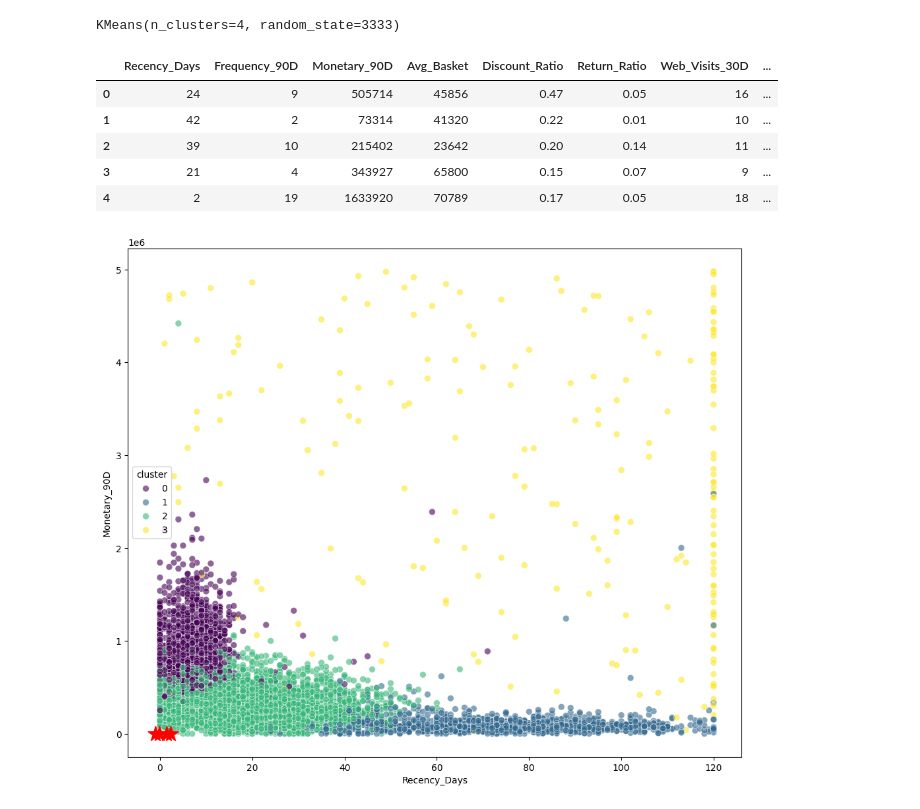
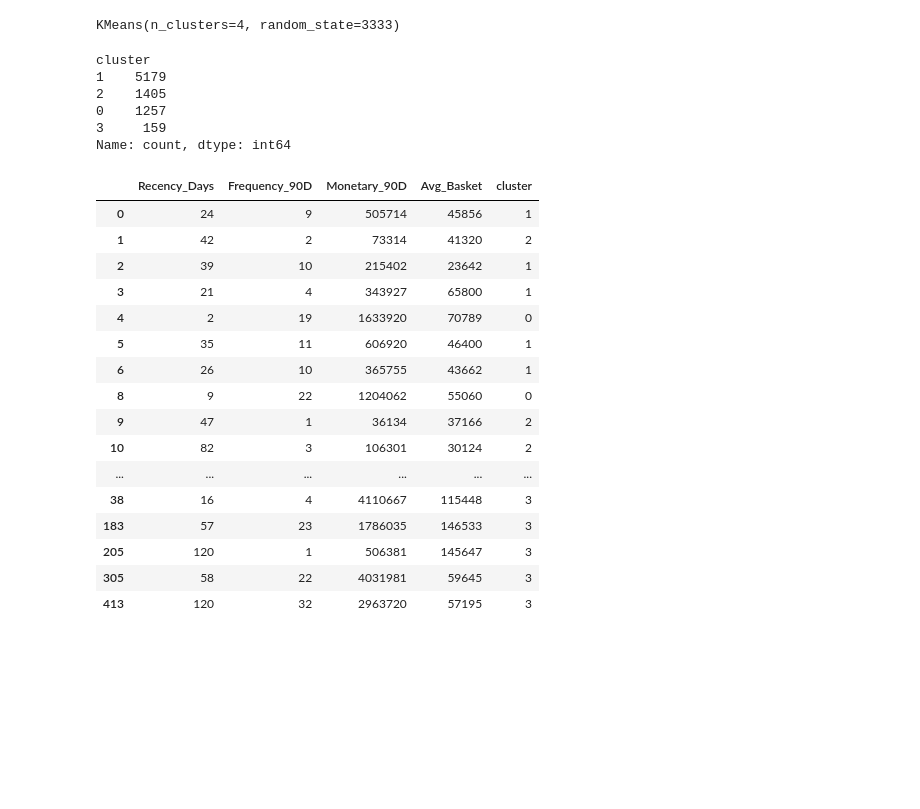
Before and after one commit to ejm102338-maker/prj_learn, a Jupyter notebook: 군집_이정미.ipynb, the cells around one changed output. Drawn from its saved outputs; the diff is of its cells as text; code cells hidden in the pictures; blank space fills up the shorter version.

```diff
--- a/군집_이정미.ipynb
+++ b/군집_이정미.ipynb
@@ -53,7 +59,7 @@ df = df.drop(columns=["Customer_ID","App_Sessions_30D"])
 # %%
-encoder = LabelEncoder()
-encoder_list = []
-df["Region"] = encoder.fit_transform(df["Region"])
+# encoder = LabelEncoder()
+# encoder_list = []
+# df["Region"] = encoder.fit_transform(df["Region"])
 
-encoder_list.append(list(encoder.classes_))
+# encoder_list.append(list(encoder.classes_))
 # %%
@@ -81,5 +89,30 @@ sns.histplot(df["Region"])
 [figure]
 # %%
 scaler = StandardScaler()
-df_scaled = scaler.fit_transform(df)
+df_scaled = pd.DataFrame(scaler.fit_transform(df), columns=df.columns)
+# %%
+weight_map = {
+    'Frequency_90D': 1.5,  # 중요
+    'Monetary_90D': 1.5,   # 중요
+    'Avg_Basket': 1.5      # 중요
+}
+
+for col, weight in weight_map.items():
+    df_scaled[col] = df_scaled[col] * weight
+# %%
+from sklearn.cluster import KMeans
+inertia = []
+
+k_range = range(1, 10)
+
+for k in k_range:
+    kmeans = KMeans(n_clusters=k, random_state=3333)
+    kmeans.fit(df_scaled)
+    inertia.append(kmeans.inertia_)
+
+plt.plot(k_range, inertia, marker='o')
+plt.xlabel("Number of clusters (k)")
+plt.ylabel("Inertia")
+plt.title("Elbow Method")
+plt.show()
 # %%
@@ -93,22 +124,31 @@ KMeans(n_clusters=4, random_state=3333)
 df["cluster"] = kmeans_model.labels_
 # %%
 df.head()
+df["cluster"].value_counts()
 # %% [output]
-|  | Recency_Days | Frequency_90D | Monetary_90D | Avg_Basket | Discount_Ratio | Return_Ratio | Web_Visits_30D | ... |
-| 0 | 24 | 9 | 505714 | 45856 | 0.47 | 0.05 | 16 | ... |
-| 1 | 42 | 2 | 73314 | 41320 | 0.22 | 0.01 | 10 | ... |
-| 2 | 39 | 10 | 215402 | 23642 | 0.20 | 0.14 | 11 | ... |
-| 3 | 21 | 4 | 343927 | 65800 | 0.15 | 0.07 | 9 | ... |
-| 4 | 2 | 19 | 1633920 | 70789 | 0.17 | 0.05 | 18 | ... |
+cluster
+1    5179
+2    1405
+0    1257
+3     159
+Name: count, dtype: int64
-# %%
-import matplotlib.pyplot as plt
-import seaborn as sns
-
-plt.figure(figsize=(12,10))
-
-sns.scatterplot(x='Recency_Days',y='Monetary_90D',hue='cluster',data=df,palette='viridis',s=50,alpha=0.6, legend='full')
-plt.scatter(kmeans_model.cluster_centers_[:,1],kmeans_model.cluster_centers_[:,0], s=300, c='red',marker='*')
-
-plt.show()
-# %% [output]
-[figure, removed]
+# %%
+df.groupby("cluster").head()
+# %% [output]
+|  | Recency_Days | Frequency_90D | Monetary_90D | Avg_Basket | cluster |
+| 0 | 24 | 9 | 505714 | 45856 | 1 |
+| 1 | 42 | 2 | 73314 | 41320 | 2 |
+| 2 | 39 | 10 | 215402 | 23642 | 1 |
+| 3 | 21 | 4 | 343927 | 65800 | 1 |
+| 4 | 2 | 19 | 1633920 | 70789 | 0 |
+| 5 | 35 | 11 | 606920 | 46400 | 1 |
+| 6 | 26 | 10 | 365755 | 43662 | 1 |
+| 8 | 9 | 22 | 1204062 | 55060 | 0 |
+| 9 | 47 | 1 | 36134 | 37166 | 2 |
+| 10 | 82 | 3 | 106301 | 30124 | 2 |
+| ... | ... | ... | ... | ... | ... |
+| 38 | 16 | 4 | 4110667 | 115448 | 3 |
+| 183 | 57 | 23 | 1786035 | 146533 | 3 |
+| 205 | 120 | 1 | 506381 | 145647 | 3 |
+| 305 | 58 | 22 | 4031981 | 59645 | 3 |
+| 413 | 120 | 32 | 2963720 | 57195 | 3 |
```
Also changed, not shown: parts of 11 cells of this notebook, 4 other files.
